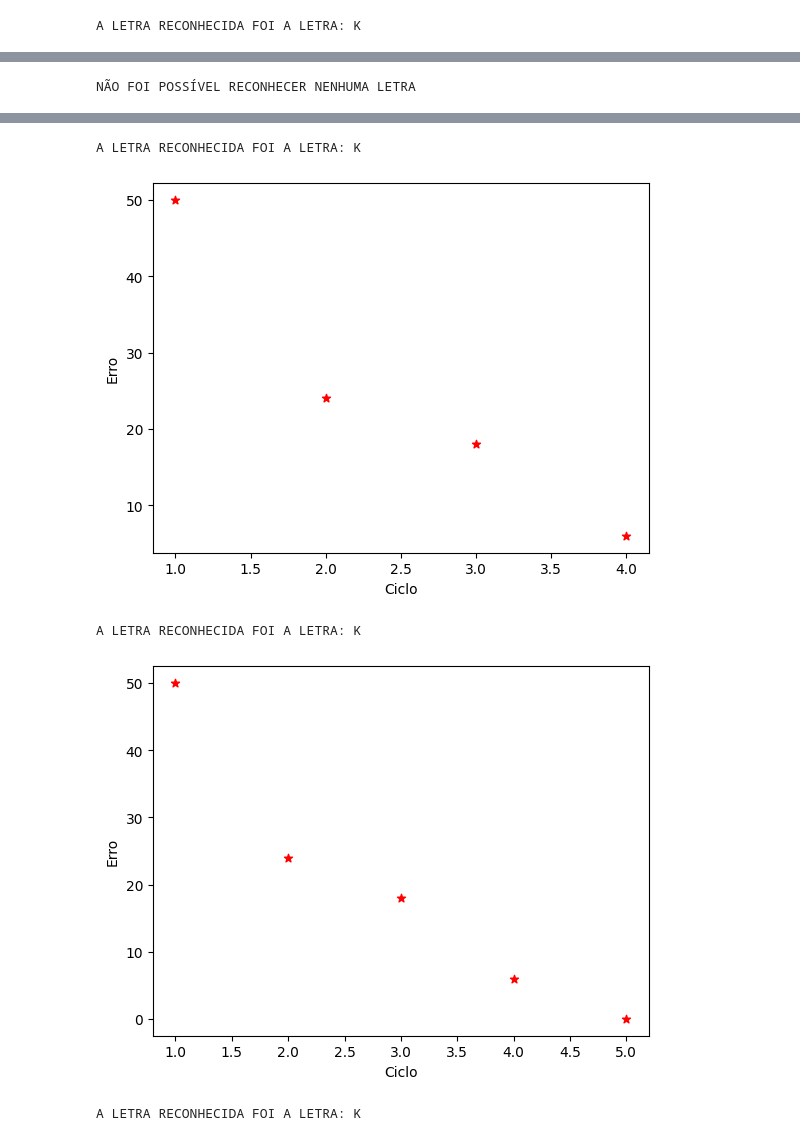
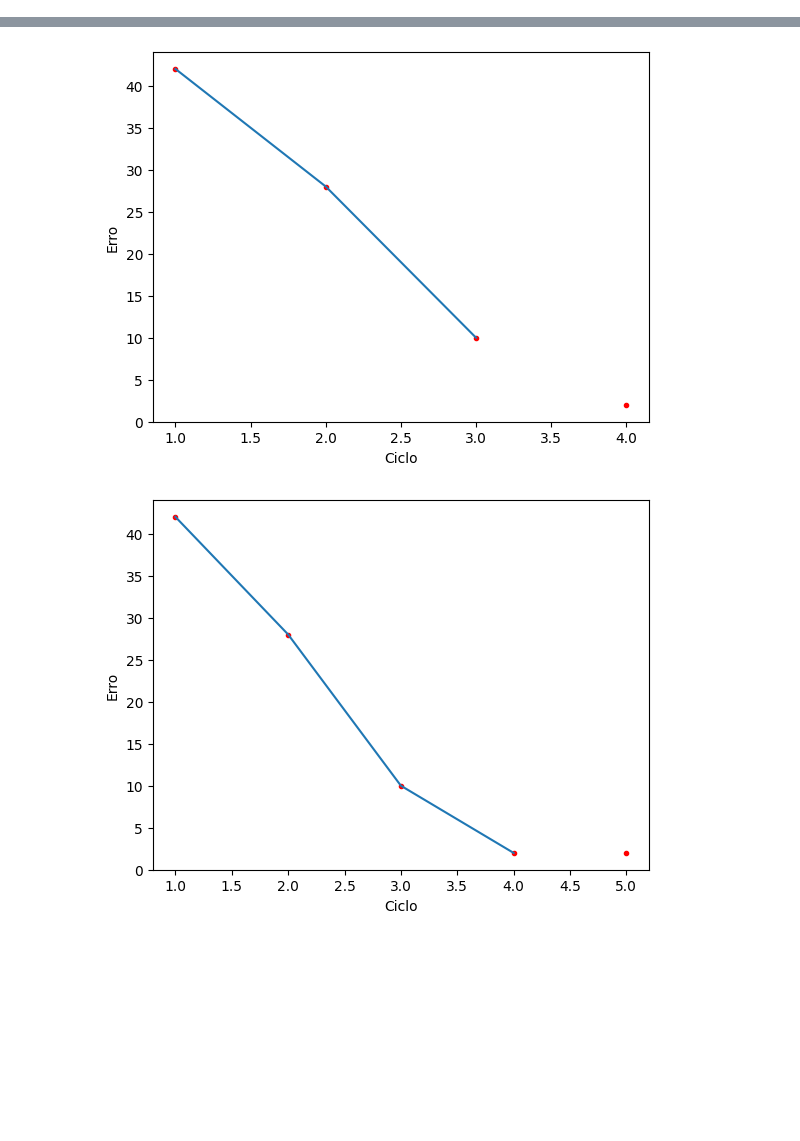
Before and after one commit to iKohlVictor/adaline-code-character-identifier, a Jupyter notebook: main.ipynb, the cells around one changed output, grey strips where cells are left out. Cells and saved outputs as stored; diff of their text form; code cells hidden in the pictures; blank space fills up the shorter version.

```diff
--- a/main.ipynb
+++ b/main.ipynb
@@ -7,7 +7,7 @@ import matplotlib.pyplot as plt
 os.chdir(r'/home/iankohl/Documents/projects/IA/trabalho02_reconhecedor_de_digitos/')
 file = np.loadtxt('matrix.txt')
 (amostras, inputs) = np.shape(file)
-target = np.loadtxt('results.txt')
+target = np.loadtxt('target.csv', delimiter=',', skiprows=0)
 (numClasses, targets) = np.shape(target)
 weight = np.zeros((inputs, numClasses))
 bias = np.zeros(numClasses)
@@ -15,7 +15,7 @@ bias = np.zeros(numClasses)
 
 limiar = 0.0
 alfa = 0.1
-erroTolarated = 0.0001
+erroTolarated = 0.0000001
 
 for line in range(inputs):
     for column in range(numClasses):
@@ -67,8 +67,17 @@ while erro > erroTolarated:
     vetor1.append(ciclo)
     vetor2.append(erro)
 
-    plt.scatter(vetor1, vetor2, marker='*', color='red')
+    plt.scatter(vetor1, vetor2, marker='.', color='red')
     plt.xlabel('Ciclo')
     plt.ylabel('Erro')
-    plt.show()
+
+    plt.pause(0.0001)
+    plt.clf()
+    plt.plot(vetor1, vetor2)
+    plt.draw()
+
+plt.scatter(vetor1, vetor2, marker='.', color='red')
+plt.xlabel('Ciclo')
+plt.ylabel('Erro')
+plt.show()
 # %% [output]
@@ -76 +84,0 @@ while erro > erroTolarated:
-A LETRA RECONHECIDA FOI A LETRA: K
@@ -78 +85,0 @@ A LETRA RECONHECIDA FOI A LETRA: K
-NÃO FOI POSSÍVEL RECONHECER NENHUMA LETRA
@@ -80,5 +87,2 @@ NÃO FOI POSSÍVEL RECONHECER NENHUMA LETRA
-A LETRA RECONHECIDA FOI A LETRA: K
-[figure, old version]
+[figure, new version]
-A LETRA RECONHECIDA FOI A LETRA: K
-[figure, old version]
+[figure, new version]
-A LETRA RECONHECIDA FOI A LETRA: K
```
Also changed, not shown: parts of 1 cell of this notebook, 3 other files.
